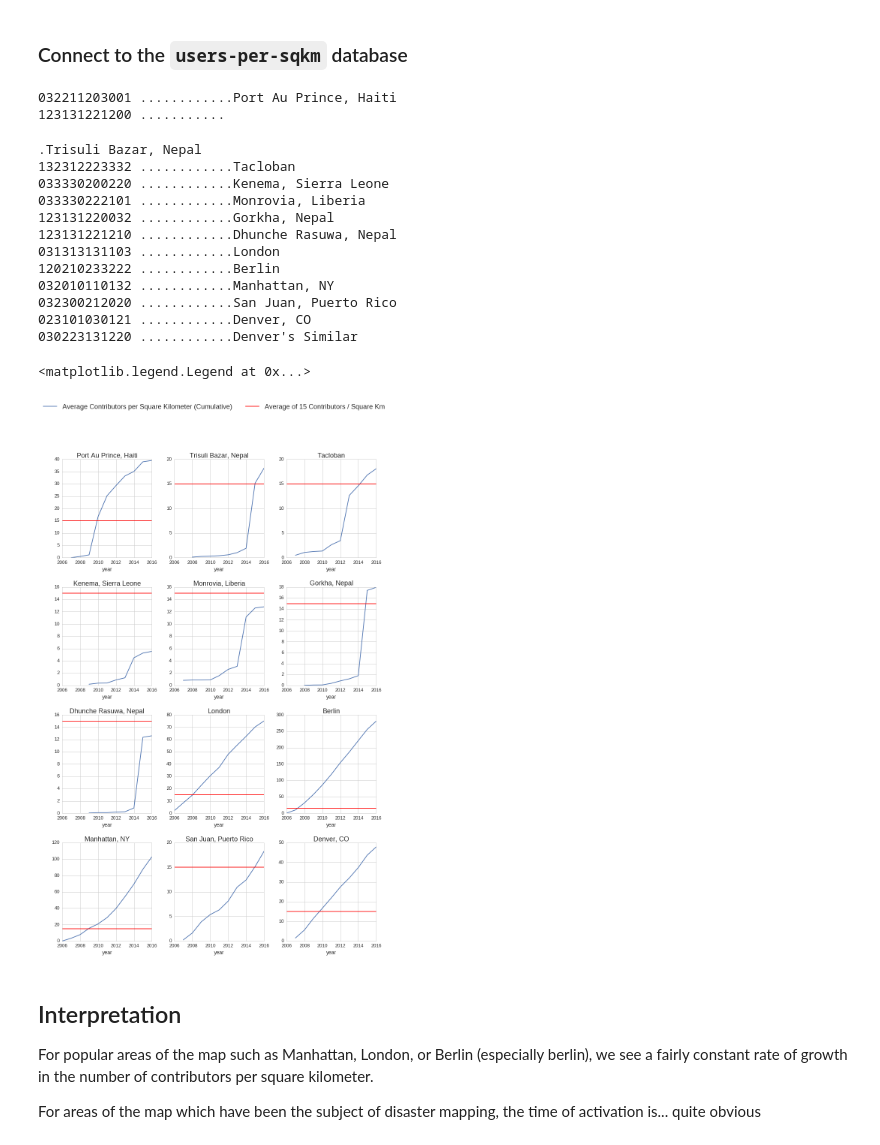
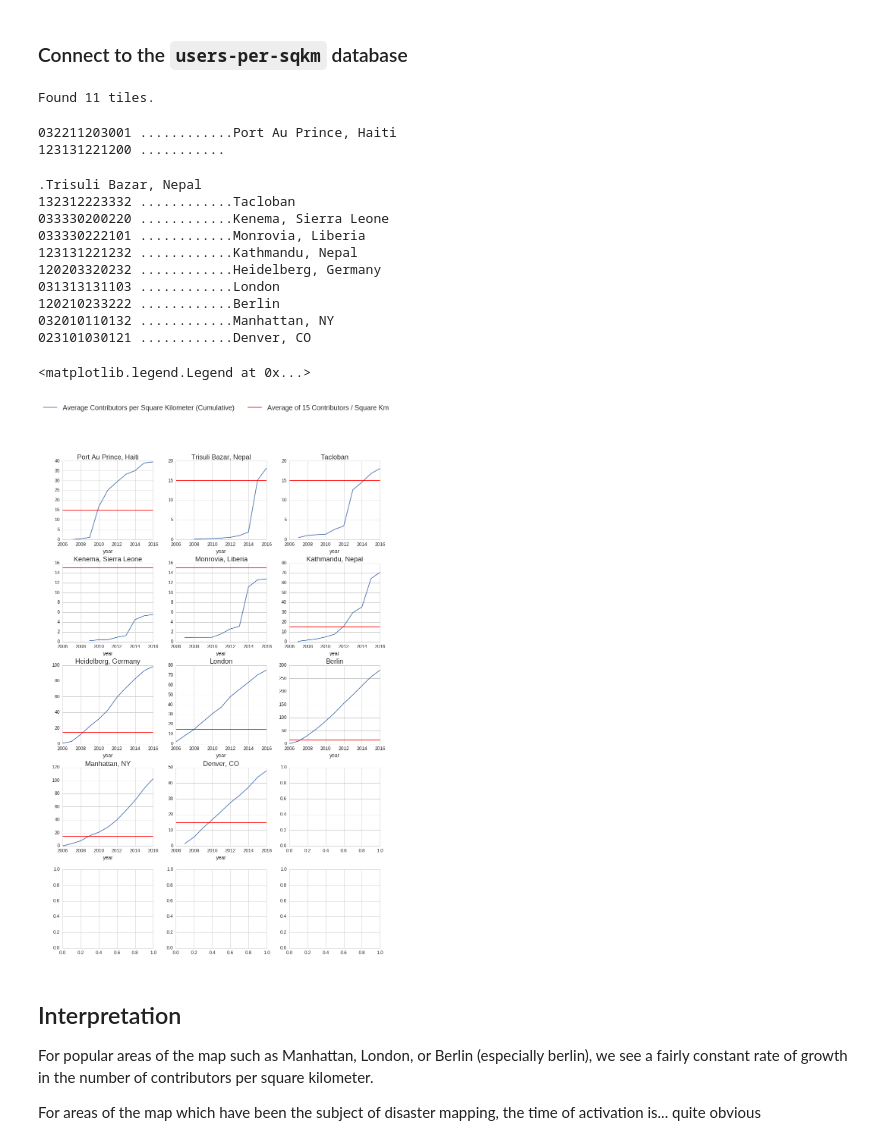
Before and after one commit to jenningsanderson/contributor-centric-qa, a Jupyter notebook: Metric 1 - Contributor Density Per Sq Km.ipynb, the cells around one changed output. Saved outputs shown, nothing was run; the diff lists cells and outputs as text; code cells hidden in the pictures.

```diff
--- a/Metric 1 - Contributor Density Per Sq Km.ipynb
+++ b/Metric 1 - Contributor Density Per Sq Km.ipynb
@@ -42,3 +19,12 @@ study_tiles = [
+# %%
+d = "dbname=users-per-sqkm user=anderstj host=127.0.0.1"
+conn1 = psycopg2.pool.ThreadedConnectionPool(1, 50, dsn=d)
+CURSOR = conn1.getconn().cursor( cursor_factory = psycopg2.extras.DictCursor)
+
+study_tiles = json.loads(open('study_tiles_with_compare_tiles.json','r').read())
+print("Found {0} tiles.".format(len(study_tiles)))
+# %% [output]
+Found 11 tiles.
 # %%
 def get_year_data(year, quad):
     string = "SELECT * FROM tiles_per_year_%s "%(year)
@@ -94,40 +80,38 @@ for tile in study_tiles:
 132312223332 ............Tacloban
 033330200220 ............Kenema, Sierra Leone
 033330222101 ............Monrovia, Liberia
-123131220032 ............Gorkha, Nepal
-123131221210 ............Dhunche Rasuwa, Nepal
+123131221232 ............Kathmandu, Nepal
+120203320232 ............Heidelberg, Germany
 031313131103 ............London
 120210233222 ............Berlin
 032010110132 ............Manhattan, NY
-032300212020 ............San Juan, Puerto Rico
 023101030121 ............Denver, CO
-030223131220 ............Denver's Similar
 # %%
 sns.set(font_scale=1.25)
 plt.style.use('seaborn-whitegrid')
-fig, axs = plt.subplots(nrows=4, ncols=3, figsize=(15,23), facecolor='w', edgecolor='k')
+fig, axs = plt.subplots(nrows=5, ncols=3, figsize=(15,23), facecolor='w', edgecolor='k')
 plt.subplots_adjust(wspace=0.25, hspace=0.3)
 
 for ax, (idx, tile) in zip(axs.ravel(), enumerate(study_tiles)):
 
     df = tile['df']
 
     df.plot(ax=ax,x='year', y='running_average', legend=False)
 
 #     df['total_active_users']  = df.users_new_obj + df.users_edited_obj
 
     ax.plot([2006,2016],[15,15], color='red')
 
     ax.set_xlim(2006,2016)
     ax.set_title(tile['name'],fontsize=18)
 
 plt.figlegend( ax.get_lines(),
               [ "Average Contributors per Square Kilometer (Cumulative)",
                 "Average of 15 Contributors / Square Km"],
                  loc = ('upper center'), ncol=3, fontsize=18)
 # %% [output]
 <matplotlib.legend.Legend at 0x...>
-[figure, old version]
+[figure, new version]
 # %% [markdown]
 ## Interpretation
 
```
Also changed, not shown: parts of 8 cells of this notebook, 16 other files.
